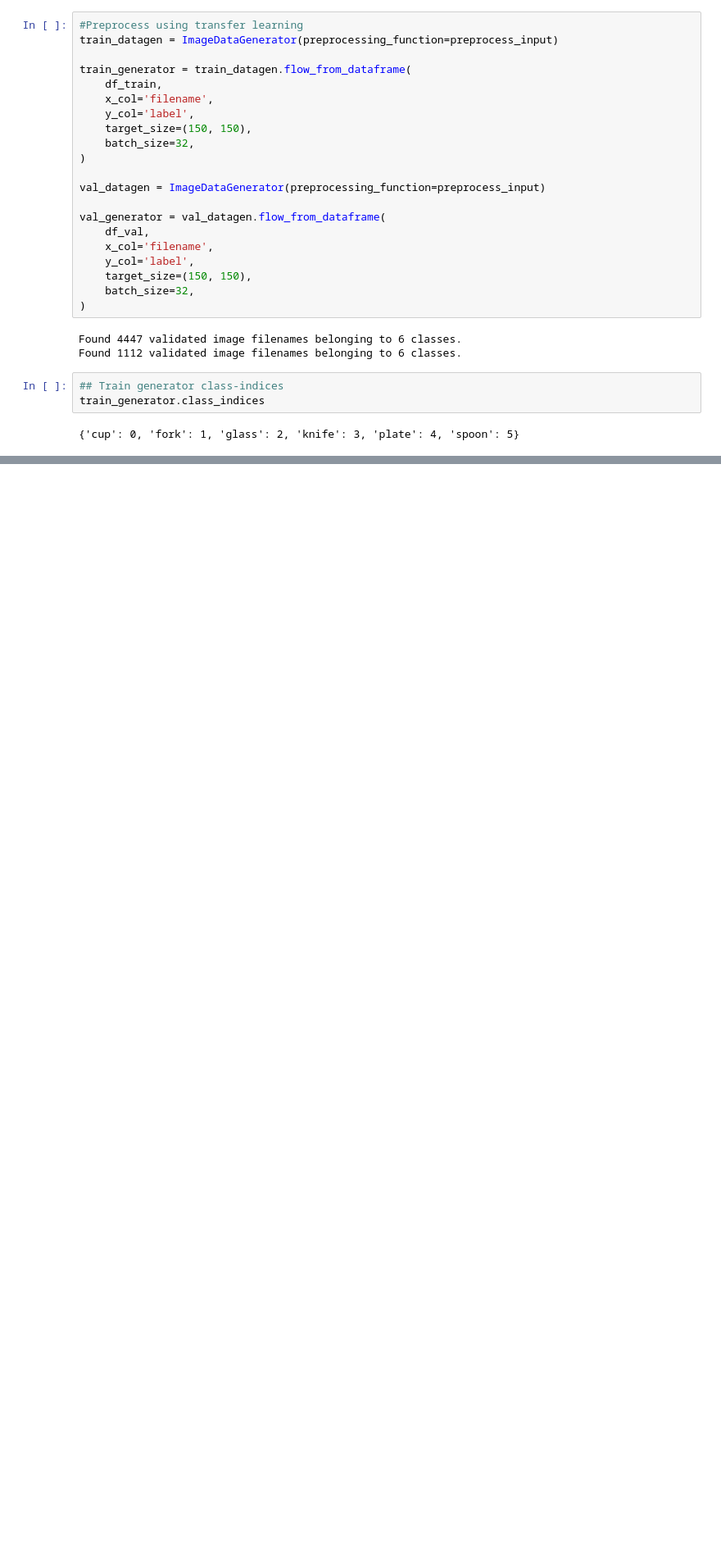
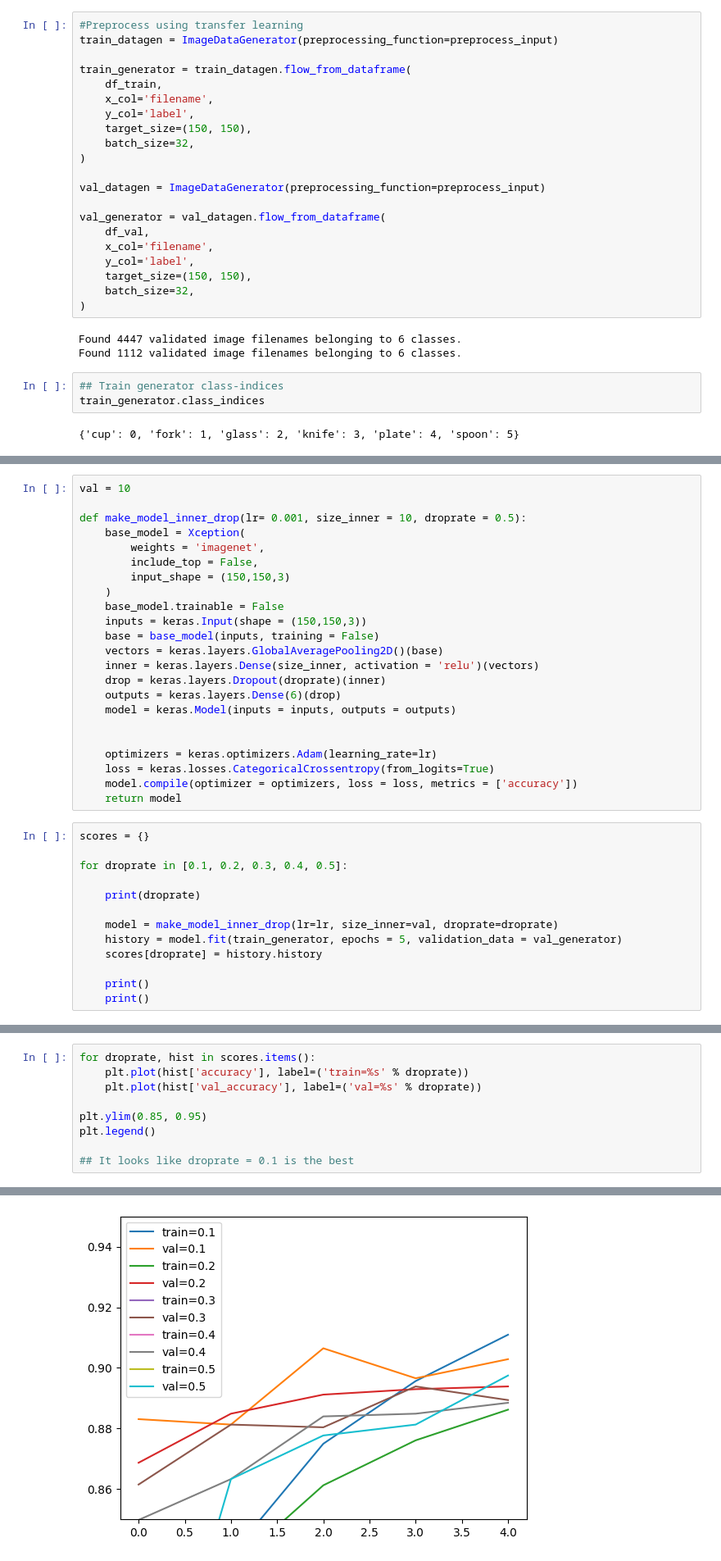
Before and after one commit to eeeds/kitchenware-classification, a Jupyter notebook: notebooks/notebook.ipynb, the cells around one changed output, grey strips where cells are left out. Shown at 82% size. Drawn from its saved outputs; the diff is of its cells as text; blank space fills up the shorter version.

```diff
--- a/notebooks/notebook.ipynb
+++ b/notebooks/notebook.ipynb
@@ -426,0 +208,36 @@ Epoch 10/10
+# %%
+val = 10
+
+def make_model_inner_drop(lr= 0.001, size_inner = 10, droprate = 0.5):
+    base_model = Xception(
+        weights = 'imagenet',
+        include_top = False,
+        input_shape = (150,150,3)
+    )
+    base_model.trainable = False
+    inputs = keras.Input(shape = (150,150,3))
+    base = base_model(inputs, training = False)
+    vectors = keras.layers.GlobalAveragePooling2D()(base)
+    inner = keras.layers.Dense(size_inner, activation = 'relu')(vectors)
+    drop = keras.layers.Dropout(droprate)(inner)
+    outputs = keras.layers.Dense(6)(drop)
+    model = keras.Model(inputs = inputs, outputs = outputs)
+
+
+    optimizers = keras.optimizers.Adam(learning_rate=lr)
+    loss = keras.losses.CategoricalCrossentropy(from_logits=True)
+    model.compile(optimizer = optimizers, loss = loss, metrics = ['accuracy'])
+    return model
+# %%
+scores = {}
+
+for droprate in [0.1, 0.2, 0.3, 0.4, 0.5]:
+
+    print(droprate)
+
+    model = make_model_inner_drop(lr=lr, size_inner=val, droprate=droprate)
+    history = model.fit(train_generator, epochs = 5, validation_data = val_generator)
+    scores[droprate] = history.history
+
+    print()
+    print()
@@ -426,0 +262,10 @@ Epoch 10/10
+# %%
+for droprate, hist in scores.items():
+    plt.plot(hist['accuracy'], label=('train=%s' % droprate))
+    plt.plot(hist['val_accuracy'], label=('val=%s' % droprate))
+
+plt.ylim(0.85, 0.95)
+plt.legend()
+
+## It looks like droprate = 0.1 is the best
+# %% [output]
@@ -426,0 +273 @@ Epoch 10/10
+[figure, added]
```
Also changed, not shown: parts of 44 cells of this notebook, 1 other file.
